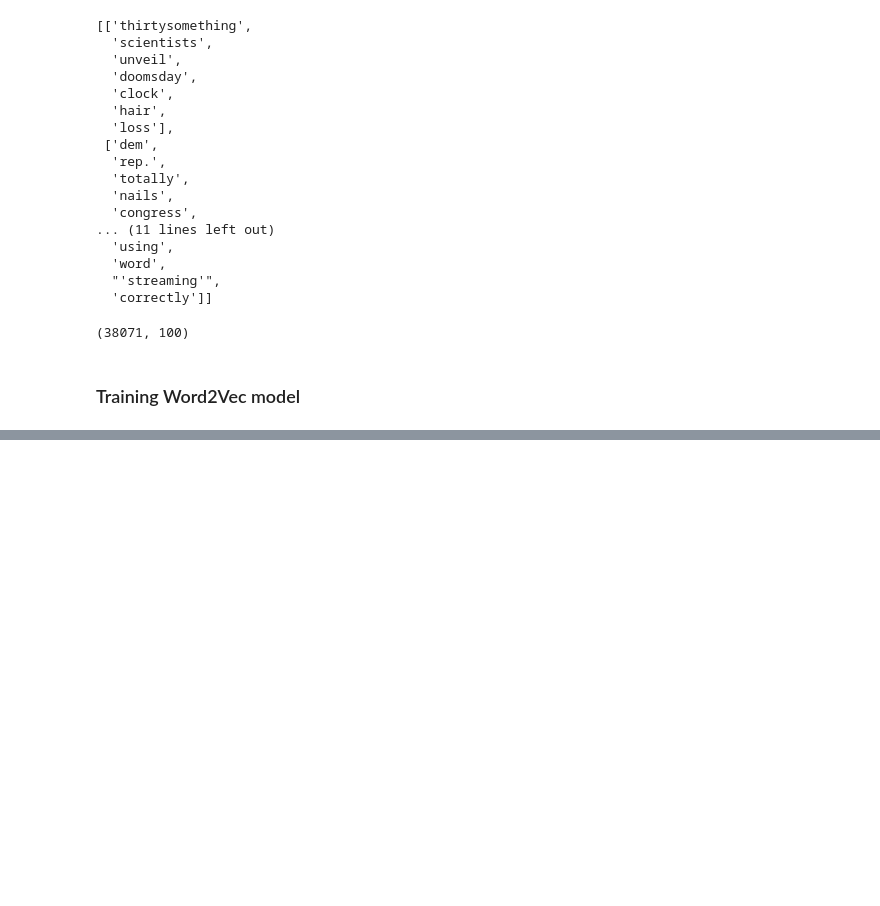
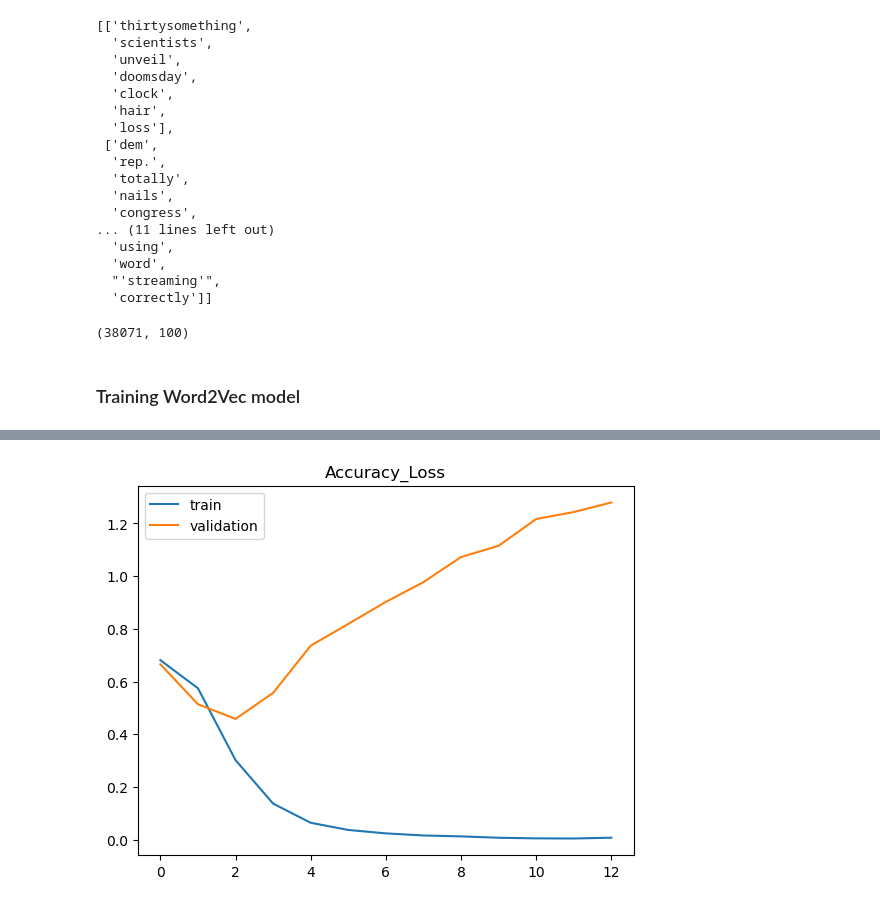
Before and after one commit to LaplaceDBen/Sarcasm_Detection, a Jupyter notebook: Sarcasm_w2v.ipynb, the cells around one changed output, grey strips where cells are left out. Saved outputs shown, nothing was run; the diff lists cells and outputs as text; code cells hidden in the pictures; blank space fills up the shorter version.

```diff
--- a/Sarcasm_w2v.ipynb
+++ b/Sarcasm_w2v.ipynb
@@ -125,10 +125,10 @@ model = Sequential()
 #Non-trainable embeddidng layer
 model.add(Embedding(vocab_size, output_dim=EMBEDDING_DIM, weights=[embedding_vectors], input_length=20, trainable=True))
 #LSTM
-model.add(Bidirectional(LSTM(units=128 , recurrent_dropout = 0.3 , dropout = 0.3,return_sequences = True)))
-model.add(Bidirectional(GRU(units=32 , recurrent_dropout = 0.1 , dropout = 0.1)))
+model.add(Bidirectional(LSTM(units=64 , recurrent_dropout = 0.3 , dropout = 0.3,return_sequences = True)))
+model.add(Bidirectional(GRU(units=16 , recurrent_dropout = 0.3 , dropout = 0.1)))
 model.add(Dense(1, activation='sigmoid'))
-model.compile(optimizer=keras.optimizers.Adam(lr = 0.01), loss='binary_crossentropy', metrics=['acc'])
+model.compile(optimizer=keras.optimizers.Adam(lr = 0.0001), loss='binary_crossentropy', metrics=['acc'])
 
 del embedding_vectors
 # %%
@@ -155,6 +155,12 @@ Non-trainable params: 0
 _________________________________________________________________
 # %%
 x_train, x_test, y_train, y_test = train_test_split(padded_sequences, df.is_sarcastic , test_size = 0.3 , random_state = 0)
+#validation set
+x_train, x_val, y_train, y_val = train_test_split(x_train, y_train, test_size = 0.3 , random_state = 0)
+# %%
+#ealry stopping
+from keras.callbacks import EarlyStopping
+early_stopping = EarlyStopping(monitor='val_loss', patience=10)
 # %%
-history = model.fit(x_train, y_train, batch_size = 128 , validation_data = (x_test,y_test) , epochs = 3)
+history = model.fit(x_train, y_train, batch_size = 512 , validation_data = (x_val,y_val) , epochs = 200, callbacks=[early_stopping])
 # %% [output]
@@ -166,0 +184,9 @@ Epoch 3/3
+# %%
+#plot history
+plt.plot(history.history['loss'], label='train')
+plt.plot(history.history['val_loss'], label='validation')
+plt.title('Accuracy_Loss')
+plt.legend()
+plt.show()
+# %% [output]
+[figure, added]
```
Also changed, not shown: parts of 6 cells of this notebook, 6 other files.
